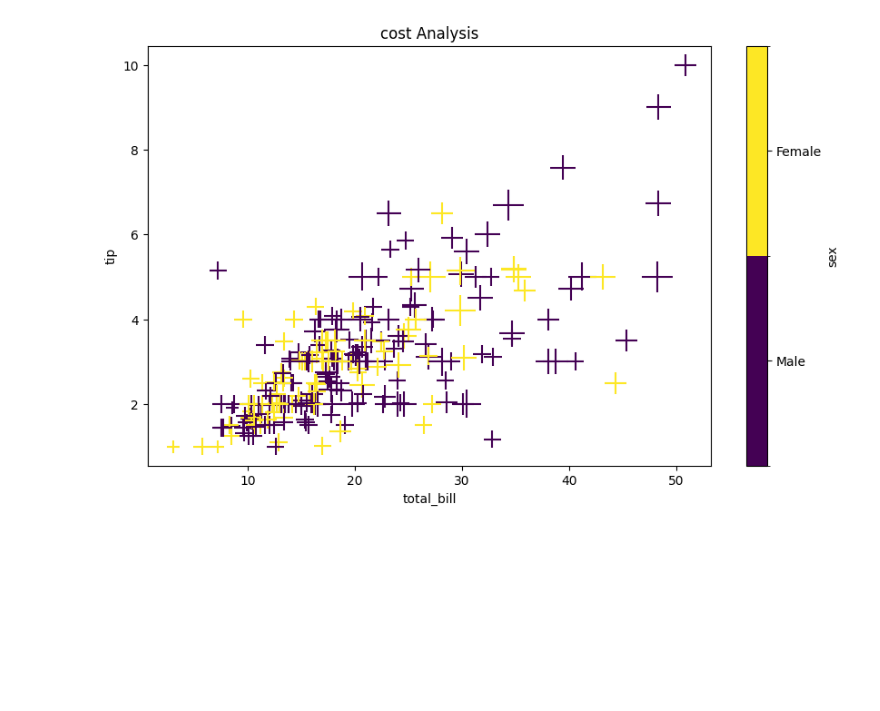
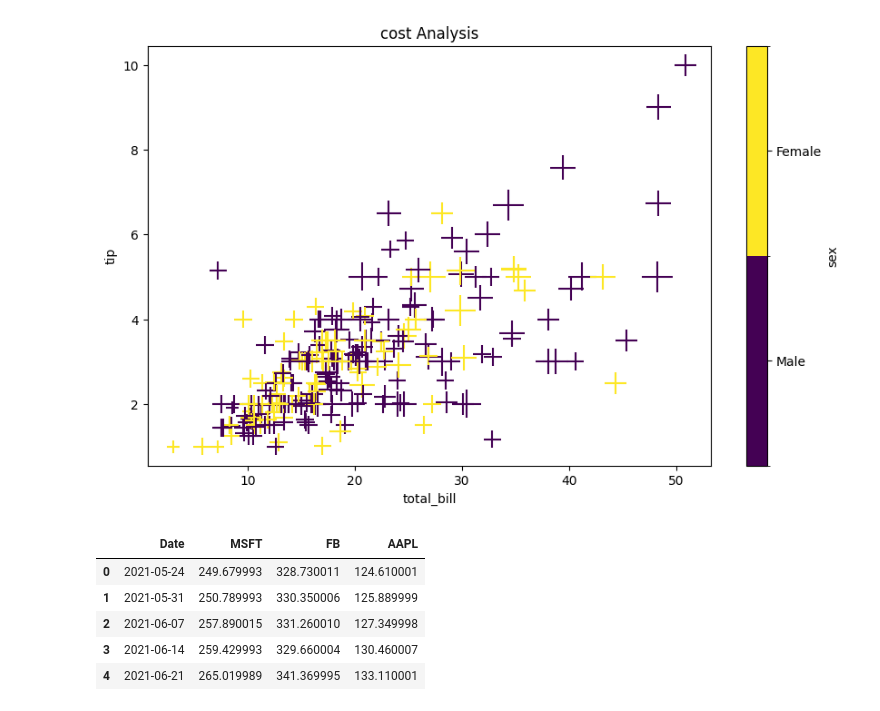
Before and after one commit to simran-aug15/Matplotlib, a Jupyter notebook: dataframeplot.ipynb, the cells around one changed output. Drawn from its saved outputs; the diff is of its cells as text; code cells hidden in the pictures; blank space fills up the shorter version.

```diff
--- a/dataframeplot.ipynb
+++ b/dataframeplot.ipynb
@@ -32,3 +32,14 @@ tips.plot(kind='scatter',x='total_bill',y='tip',title='cost Analysis',marker='+'
 # %% [output]
 <Axes: title={'center': 'cost Analysis'}, xlabel='total_bill', ylabel='tip'>
 [figure]
+# %%
+# 2d plot
+stocks=pd.read_csv('https://raw.githubusercontent.com/m-mehdi/pandas_tutorials/main/weekly_stocks.csv')
+stocks.head()
+# %% [output]
+|  | Date | MSFT | FB | AAPL |
+| 0 | 2021-05-24 | 249.679993 | 328.730011 | 124.610001 |
+| 1 | 2021-05-31 | 250.789993 | 330.350006 | 125.889999 |
+| 2 | 2021-06-07 | 257.890015 | 331.260010 | 127.349998 |
+| 3 | 2021-06-14 | 259.429993 | 329.660004 | 130.460007 |
+| 4 | 2021-06-21 | 265.019989 | 341.369995 | 133.110001 |
```
